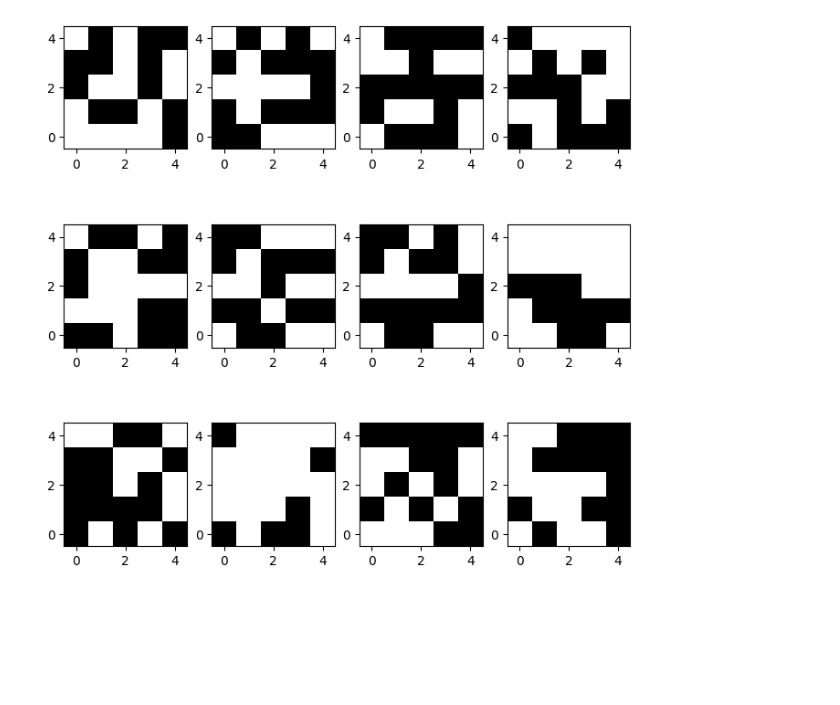
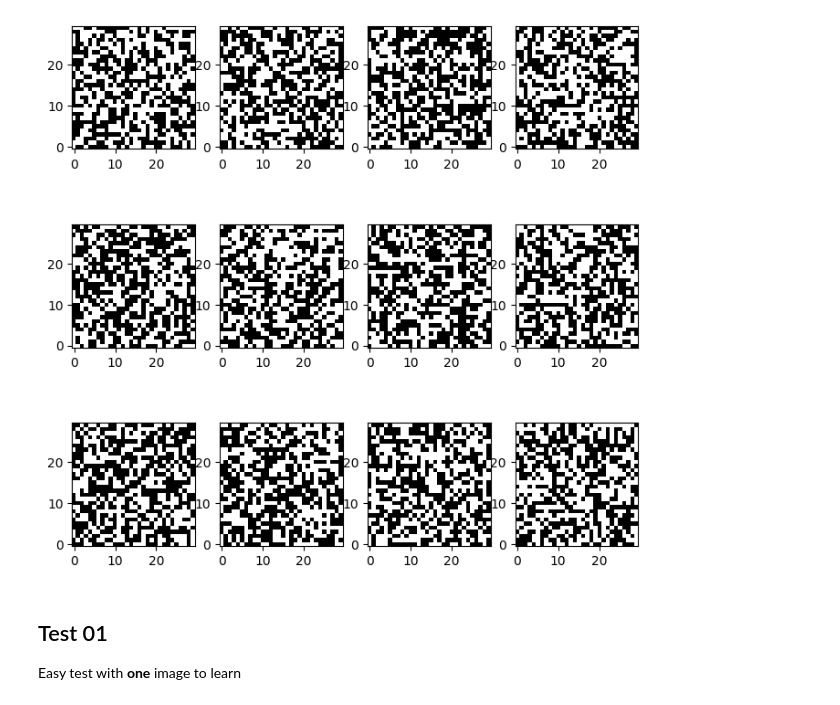
Before and after one commit to D3BINSKI/hopfield-networks, a Jupyter notebook: Libraries Tests/neurolab-test.ipynb, the cells around one changed output. Drawn from its saved outputs; the diff is of its cells as text; code cells hidden in the pictures; blank space fills up the shorter version.

Commit message:
add neurolab library tests

```diff
--- a/Libraries Tests/neurolab-test.ipynb
+++ b/Libraries Tests/neurolab-test.ipynb
@@ -7,7 +7,7 @@ import pandas as pd
 
 random_data_folder = Path("../data/random")
 random_data_folder.resolve()
-
+shape = (30, 30)
 
 def flatten_read_image(input_image):
     """
@@ -24,40 +24,70 @@ def flatten_read_image(input_image):
         prepared_image.append(element_flatten)
 
     prepared_image.reverse()
     return prepared_image
 
 
 def import_images(path):
     imported_images = []
 
     for file in listdir(path):
         img = plt.imread(path.joinpath(file))
         flatten_image = flatten_read_image(img)
         imported_images.append(flatten_image)
 
     return imported_images
 
 
-images = import_images(random_data_folder.joinpath("5x5"))
+images = import_images(random_data_folder.joinpath(f"{shape[0]}x{shape[1]}"))
 import matplotlib.cm as cm
-
+import math
 
 def show_images(images, color_map):
     plt.figure(figsize=(8, 8))
     columns = 4
+    rows = math.ceil(len(images) / columns)
     for i, image in enumerate(images):
-        plt.subplot(int(len(images) / columns), columns, i + 1)
+        plt.subplot(rows, columns, i + 1)
         plt.imshow(image, interpolation='none', cmap=color_map, origin='lower')
     plt.show()
+
+def show_images_from_flatten_arrays(dataframes, shape, color_map):
+    plt.figure(figsize=(8, 8))
+    columns = 4
+    rows = math.ceil(len(dataframes) / columns)
+    for i, dataframe in enumerate(dataframes):
+        plt.subplot(rows, columns, i + 1)
+        plt.imshow(dataframe.reshape(shape), interpolation='none', cmap=color_map, origin='lower')
+    plt.show()
+
+def count_score(reference_images, results):
+    score = 0
+    for result in results:
+        alter_result = result.copy()
+        alter_result[alter_result == -1] = 0
+        alter_result[alter_result == 1] = -1
+        alter_result[alter_result == 0] = 1
+        for image in reference_images:
+            if (image == result).all():
+                score += 1
+                break
+            elif (image == alter_result).all():
+                score += 1
+                break
+
+    return score/len(results)
 
 
 cmap = cm.gray
 show_images(images, cmap)
 # %% [output]
-[figure, old version]
+[figure, new version]
 # %%
 import neurolab as nl
 import numpy as np
+# %% [markdown]
+## Test 01
+Easy test with **one** image to learn
 # %%
 train_data01 = images[0]
 train_data02 = images[3]
```
Also changed, not shown: parts of 17 cells of this notebook.
